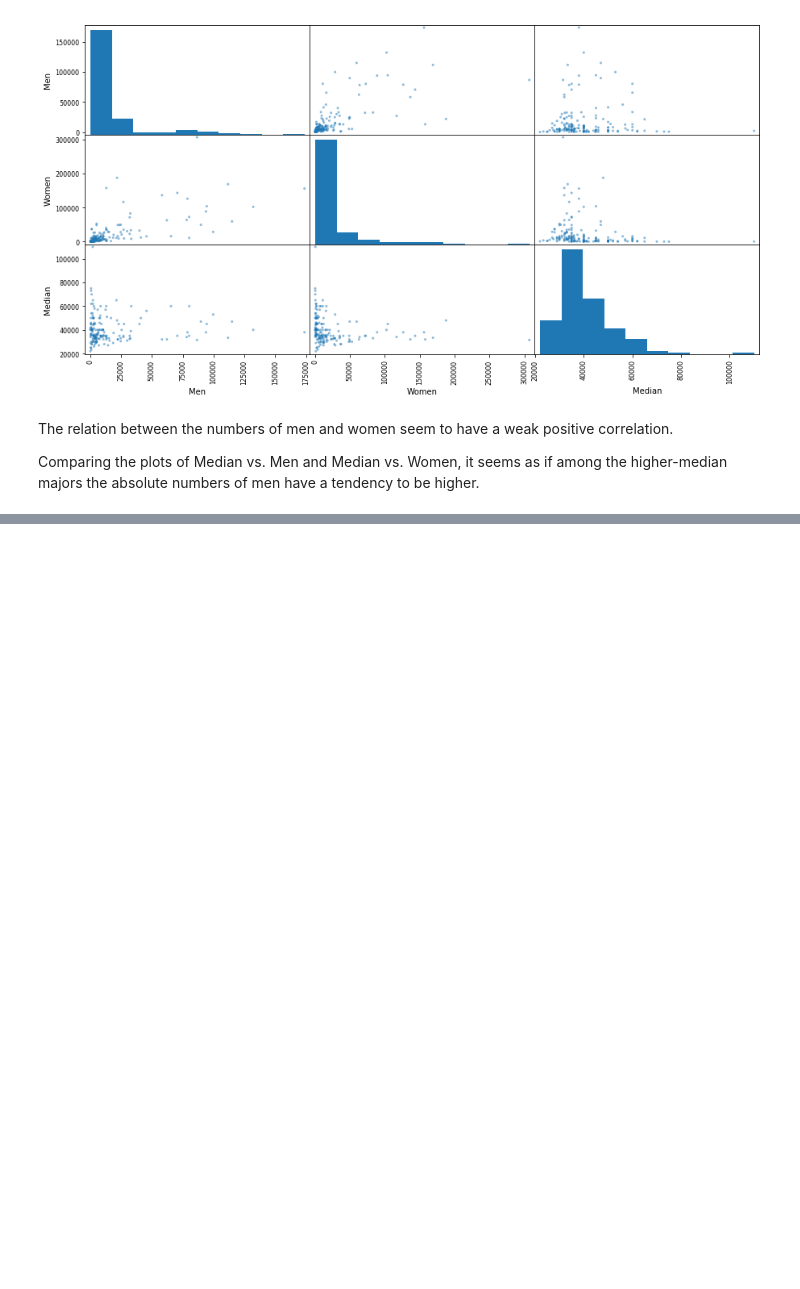
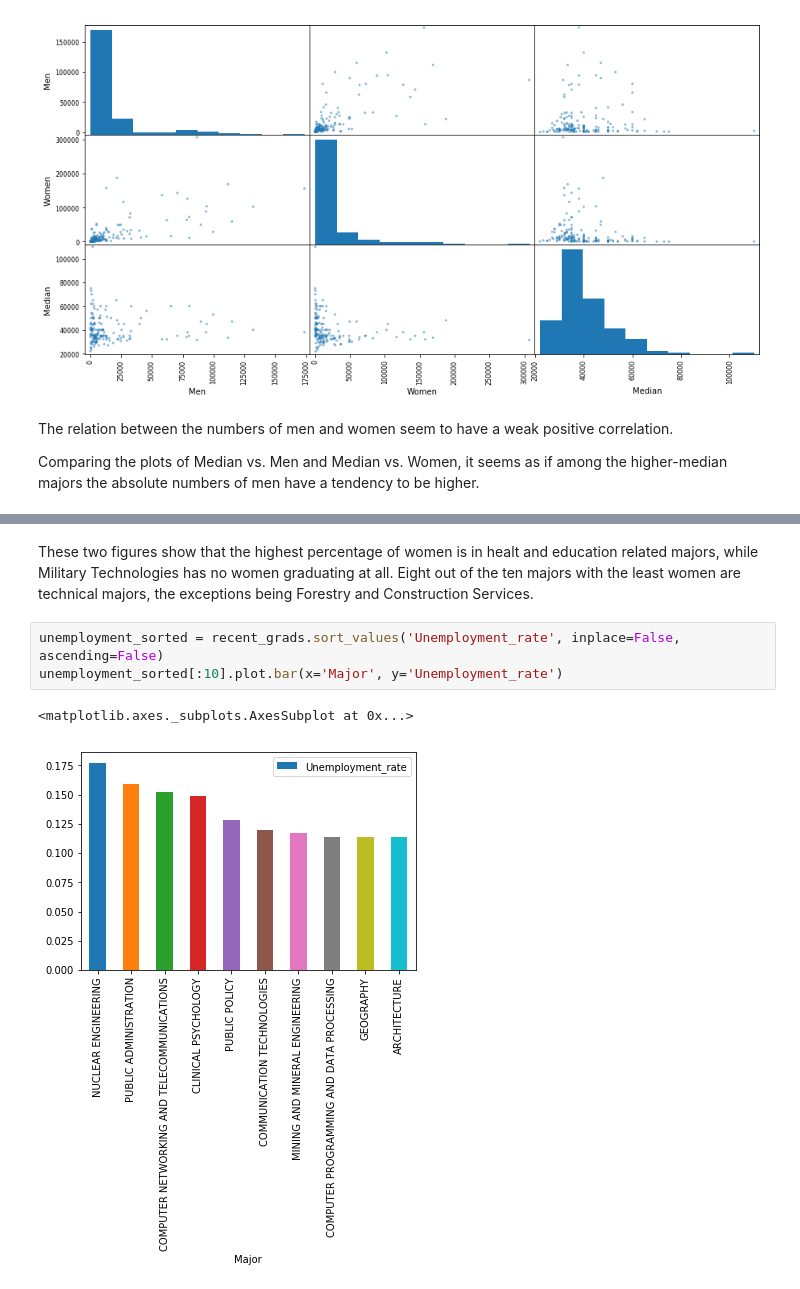
Before and after one commit to KatAKlettke/Jupyter, a Jupyter notebook: Analyzing recent college graduates in the US.ipynb, the cells around one changed output, grey strips where cells are left out. Saved outputs shown, nothing was run; the diff lists cells and outputs as text; blank space fills up the shorter version.

```diff
--- a/Analyzing recent college graduates in the US.ipynb
+++ b/Analyzing recent college graduates in the US.ipynb
@@ -250,0 +264,8 @@ Comparing the plots of Median vs. Men and Median vs. Women, it seems as if among
+# %% [markdown]
+These two figures show that the highest percentage of women is in healt and education related majors, while Military Technologies has no women graduating at all. Eight out of the ten majors with the least women are technical majors, the exceptions being Forestry and Construction Services.
+# %%
+unemployment_sorted = recent_grads.sort_values('Unemployment_rate', inplace=False, ascending=False)
+unemployment_sorted[:10].plot.bar(x='Major', y='Unemployment_rate')
+# %% [output]
+<matplotlib.axes._subplots.AxesSubplot at 0x...>
+[figure, added]
```
Also changed, not shown: parts of 5 cells of this notebook.
